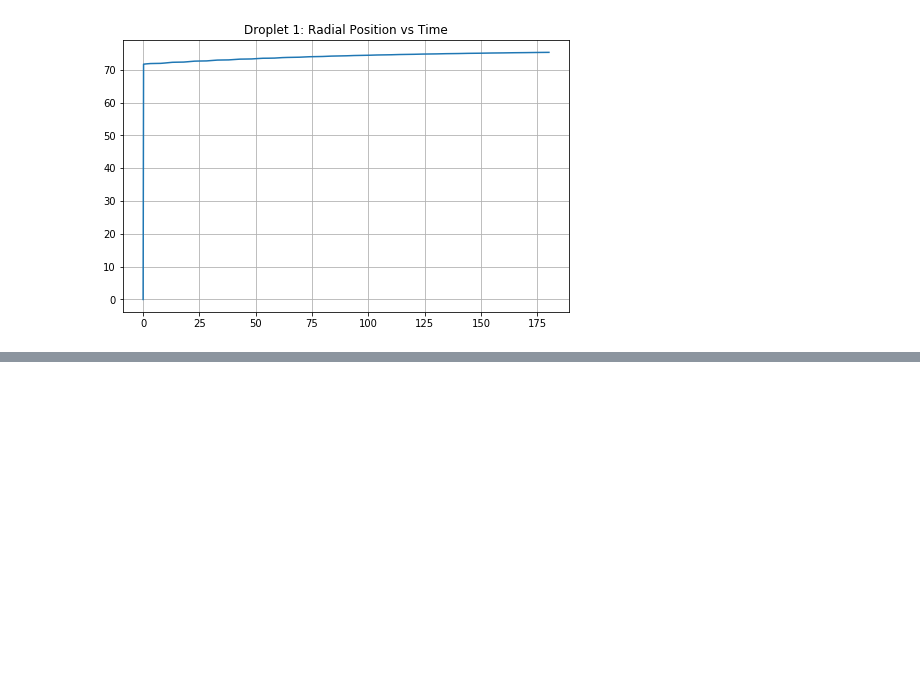
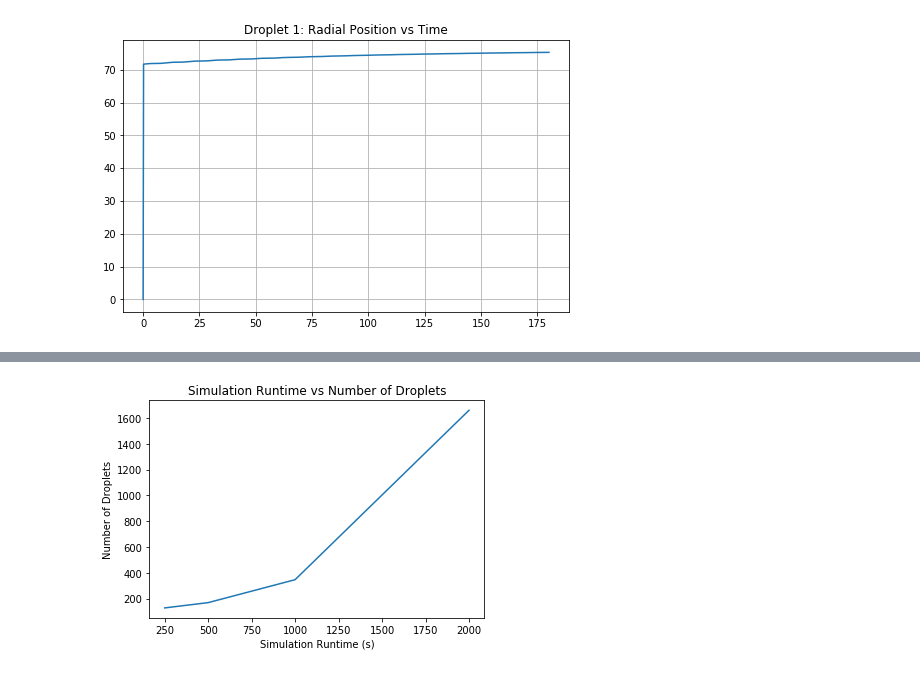
Before and after one commit to dpploy/cortix-nb, a Jupyter notebook: run_droplet.ipynb, the cells around one changed output, grey strips where cells are left out. Drawn from its saved outputs; the diff is of its cells as text; code cells hidden in the pictures; blank space fills up the shorter version.

```diff
--- a/run_droplet.ipynb
+++ b/run_droplet.ipynb
@@ -322,0 +330,14 @@ rad. pos. unit =  m
+# %%
+import matplotlib.pyplot as plt
+
+# Droplet number vs Simulation runtimes
+droplet_run_times = [(250, 127), (500, 168), (1000, 346), (2000, 1660)]
+
+plt.plot([x for (x, y) in droplet_run_times], [y for (x, y) in droplet_run_times])
+plt.title("Simulation Runtime vs Number of Droplets")
+plt.ylabel("Number of Droplets")
+plt.xlabel("Simulation Runtime (s)")
+plt.savefig("droplet_trend.png")
+plt.show()
+# %% [output]
+[figure, added]
```
Also changed, not shown: parts of 1 cell of this notebook.
